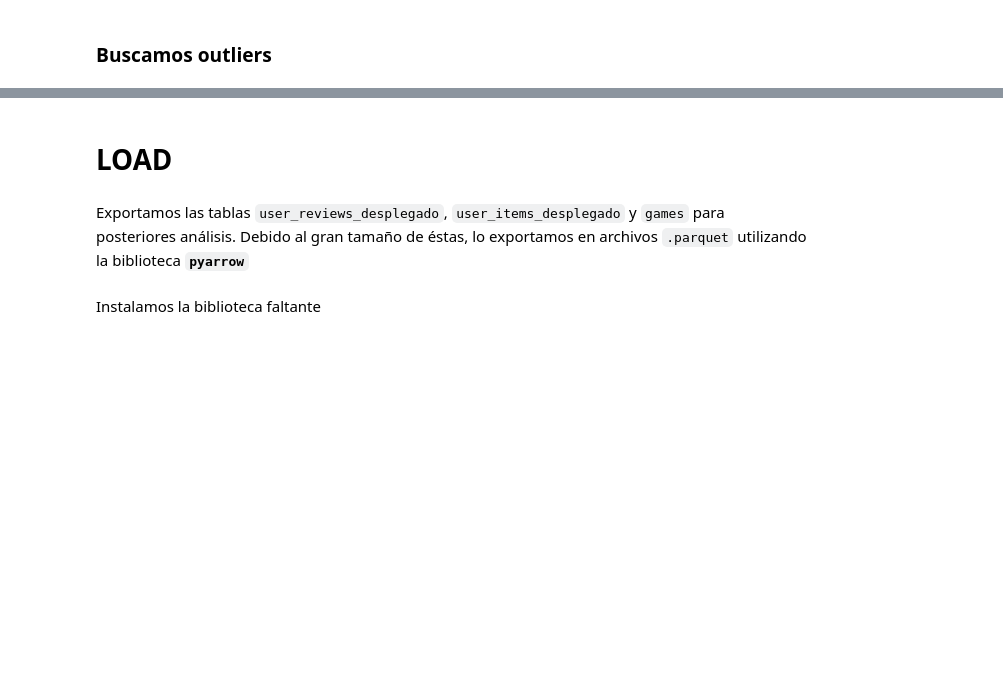
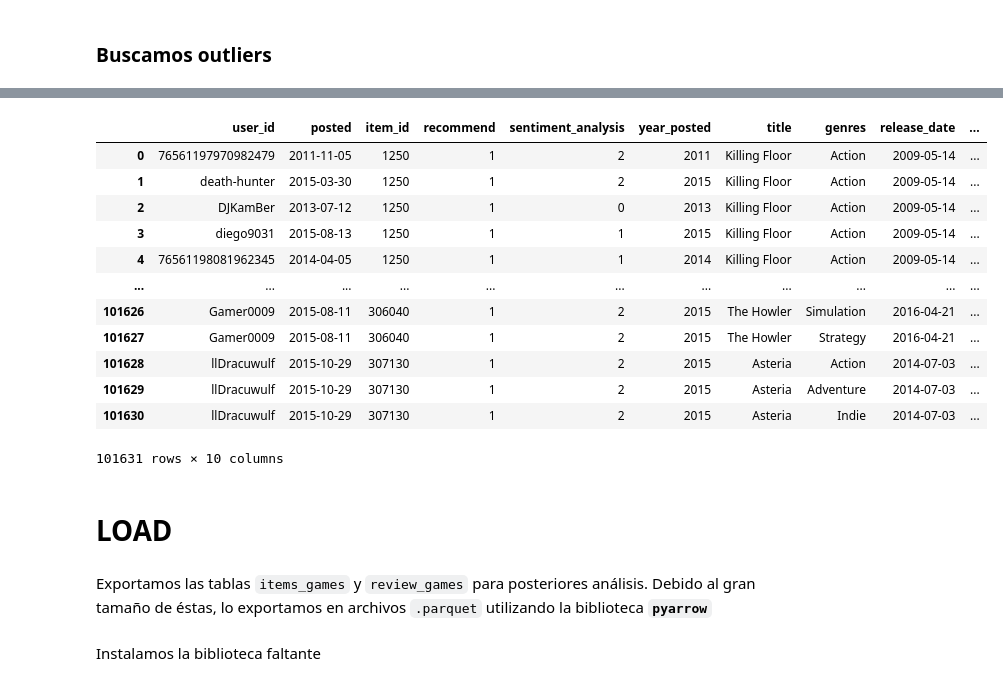
Before and after one commit to PedroLiLL/STEAM-MLOps, a Jupyter notebook: ETL.ipynb, the cells around one changed output, grey strips where cells are left out. Drawn from its saved outputs; the diff is of its cells as text; code cells hidden in the pictures; blank space fills up the shorter version.

```diff
--- a/ETL.ipynb
+++ b/ETL.ipynb
@@ -337,8 +339,8 @@ user_reviews_desplegado = user_reviews_desplegado[user_reviews_desplegado['poste
 # %% [markdown]
 Convertimos `item_id` a entero y `posted` a Date
 # %%
-user_reviews_desplegado['posted'] = pd.to_datetime(user_reviews_desplegado['posted'], format='%B %d, %Y')
-user_reviews_desplegado['item_id'] = pd.to_numeric(user_reviews_desplegado['item_id'])
+user_reviews_desplegado.loc[:,'posted'] = pd.to_datetime(user_reviews_desplegado['posted'], format='%B %d, %Y')
+user_reviews_desplegado.loc[:,'item_id'] = pd.to_numeric(user_reviews_desplegado['item_id'])
 user_reviews_desplegado
 # %% [output]
 |  | user_id | funny | posted | last_edited | item_id | helpful | recommend | review |
@@ -445,7 +447,7 @@ def sentimiento(peso):
     else: # sentimiento positivo
         return 1
 
-user_reviews_desplegado['sentiment_analysis'] = user_reviews_desplegado['polarity'].apply(sentimiento)
+user_reviews_desplegado.loc[:,'sentiment_analysis'] = user_reviews_desplegado['polarity'].apply(sentimiento)
 # %%
 user_reviews_desplegado
 # %% [output]
@@ -484,7 +501,7 @@ user_reviews_desplegado
 # %% [markdown]
 Eliminamos espacios de más en las columnas de tipo str
 # %%
-user_reviews_desplegado['user_id'] = user_reviews_desplegado['user_id'].str.strip()
+user_reviews_desplegado.loc[:, 'user_id'] = user_reviews_desplegado['user_id'].str.strip()
 user_reviews_desplegado
 # %% [output]
 |  | user_id | posted | item_id | recommend | sentiment_analysis |
@@ -675,7 +723,25 @@ user_items_desplegado
+# %%
+# review_games será el merge entre la tabla de reviews y la tabla games sobre la columna en común 'item_id'
+reviews_games = pd.merge(user_reviews_desplegado, games, how='inner', on='item_id')
+reviews_games
+# %% [output]
+|  | user_id | posted | item_id | recommend | sentiment_analysis | year_posted | title | genres | release_date | ... |
+| 0 | 76561197970982479 | 2011-11-05 | 1250 | 1 | 2 | 2011 | Killing Floor | Action | 2009-05-14 | ... |
+| 1 | death-hunter | 2015-03-30 | 1250 | 1 | 2 | 2015 | Killing Floor | Action | 2009-05-14 | ... |
+| 2 | DJKamBer | 2013-07-12 | 1250 | 1 | 0 | 2013 | Killing Floor | Action | 2009-05-14 | ... |
+| 3 | diego9031 | 2015-08-13 | 1250 | 1 | 1 | 2015 | Killing Floor | Action | 2009-05-14 | ... |
+| 4 | 76561198081962345 | 2014-04-05 | 1250 | 1 | 1 | 2014 | Killing Floor | Action | 2009-05-14 | ... |
+| ... | ... | ... | ... | ... | ... | ... | ... | ... | ... | ... |
+| 101626 | Gamer0009 | 2015-08-11 | 306040 | 1 | 2 | 2015 | The Howler | Simulation | 2016-04-21 | ... |
+| 101627 | Gamer0009 | 2015-08-11 | 306040 | 1 | 2 | 2015 | The Howler | Strategy | 2016-04-21 | ... |
+| 101628 | llDracuwulf | 2015-10-29 | 307130 | 1 | 2 | 2015 | Asteria | Action | 2014-07-03 | ... |
+| 101629 | llDracuwulf | 2015-10-29 | 307130 | 1 | 2 | 2015 | Asteria | Adventure | 2014-07-03 | ... |
+| 101630 | llDracuwulf | 2015-10-29 | 307130 | 1 | 2 | 2015 | Asteria | Indie | 2014-07-03 | ... |
+101631 rows × 10 columns
 # %% [markdown]
 # **LOAD**
 # %% [markdown]
-Exportamos las tablas `user_reviews_desplegado`, `user_items_desplegado` y `games` para posteriores análisis. Debido al gran tamaño de éstas, lo exportamos en archivos `.parquet` utilizando la biblioteca **`pyarrow`**
+Exportamos las tablas `items_games` y `review_games` para posteriores análisis. Debido al gran tamaño de éstas, lo exportamos en archivos `.parquet` utilizando la biblioteca **`pyarrow`**
 # %% [markdown]
 Instalamos la biblioteca faltante
 # %%
```
Also changed, not shown: parts of 20 cells of this notebook, 7 other files.
